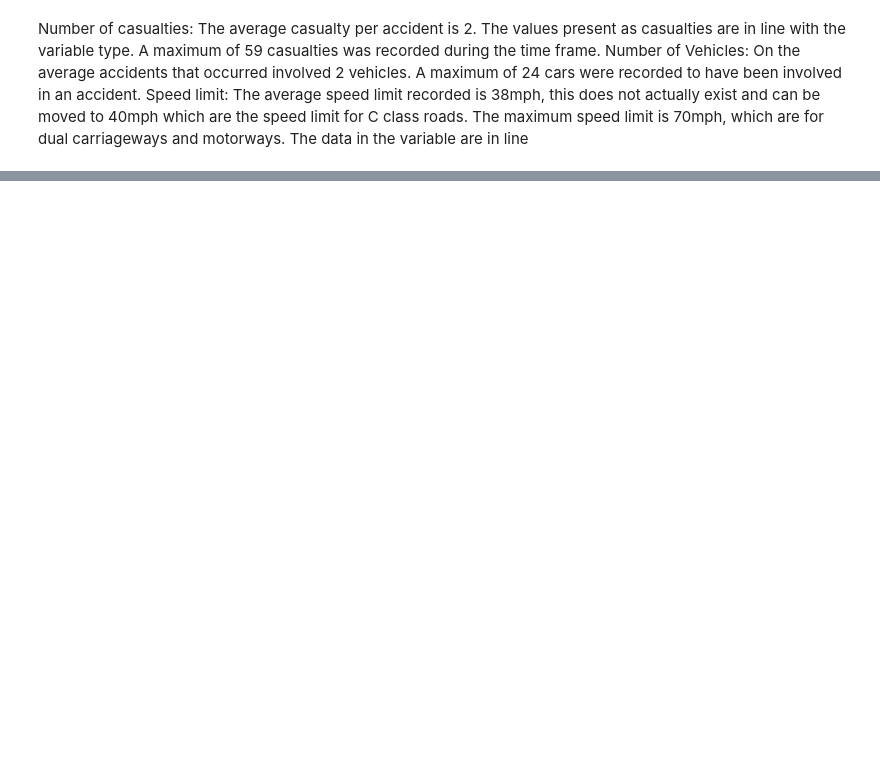
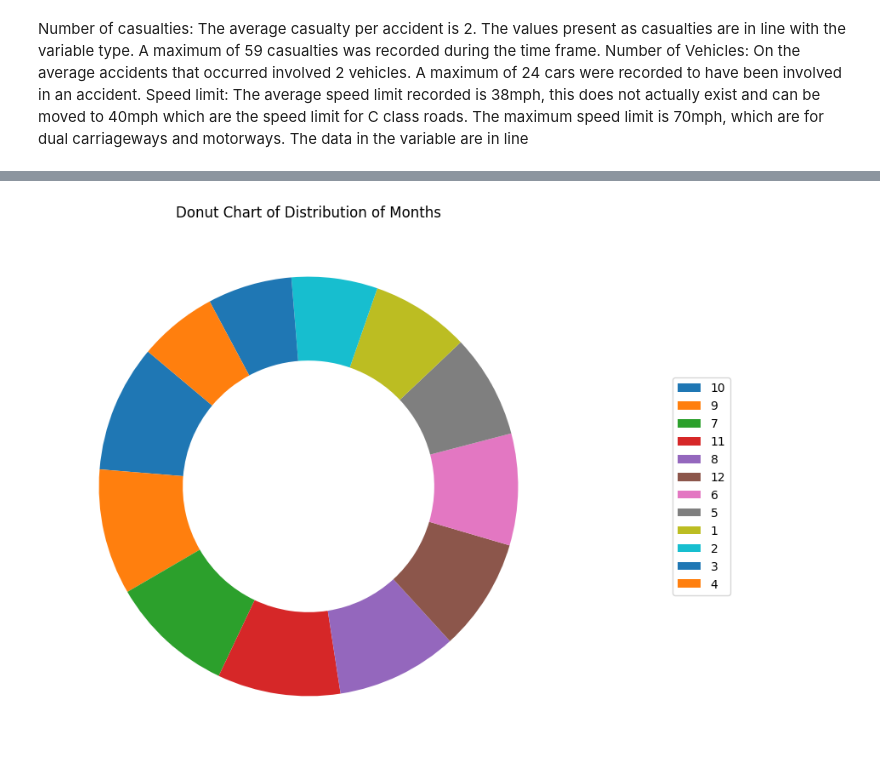
Before and after one commit to Otsemeuno/uk-road-accident, a Jupyter notebook: projectone_exploratory.ipynb, the cells around one changed output, grey strips where cells are left out. Saved outputs shown, nothing was run; the diff lists cells and outputs as text; code cells hidden in the pictures; blank space fills up the shorter version.

```diff
--- a/projectone_exploratory.ipynb
+++ b/projectone_exploratory.ipynb
@@ -140,0 +282,4 @@ Speed limit: The average speed limit recorded is 38mph, this does not actually e
+# %%
+plot_donut_chart(df['month'], 'Months')
+# %% [output]
+[figure, added]
```
Also changed, not shown: parts of 12 cells of this notebook.
